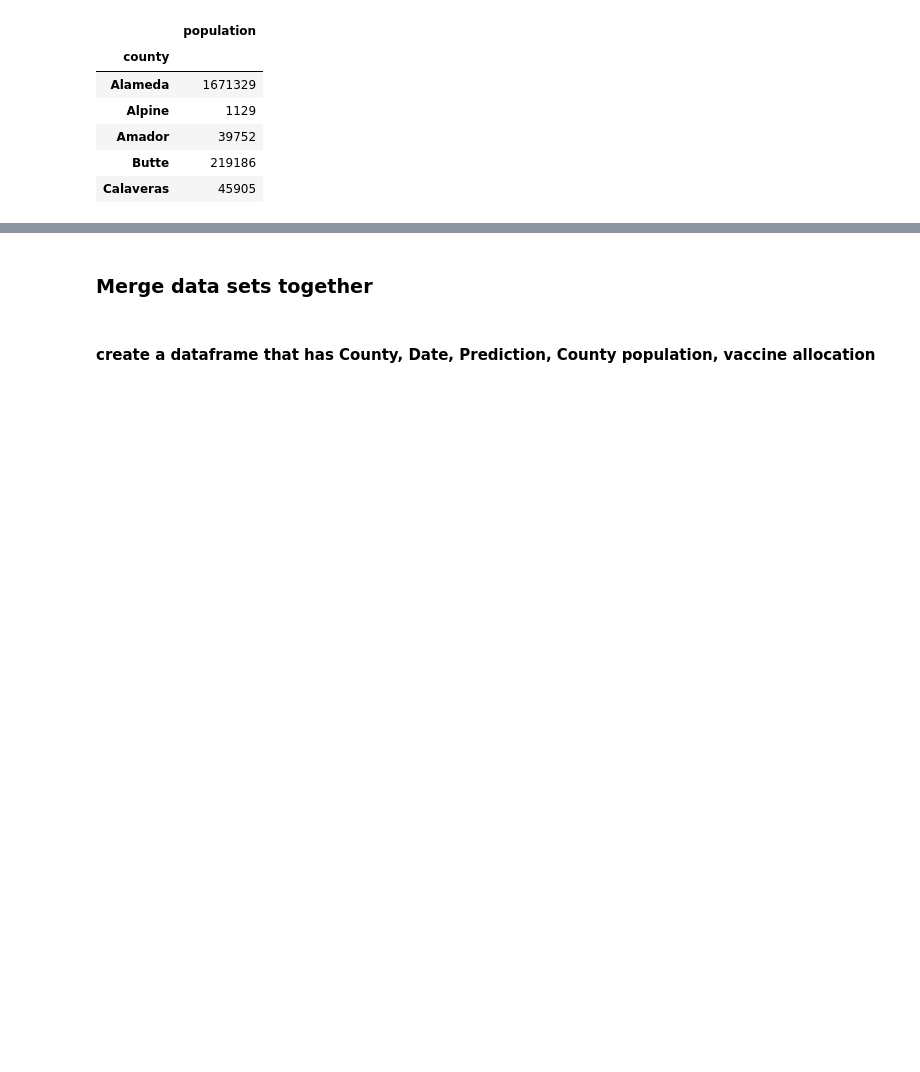
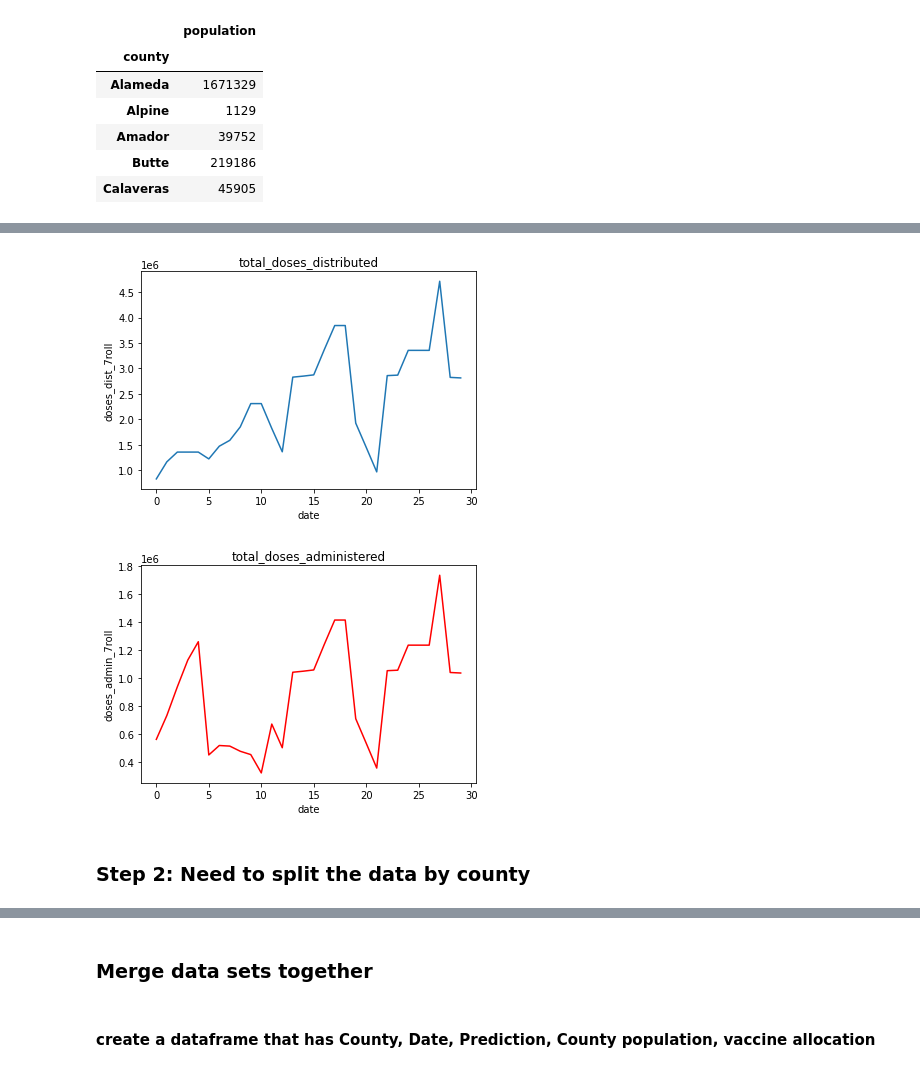
Before and after one commit to lettywu/COVID-19-vaccinations, a Jupyter notebook: rahul/predictions-Rahul-Parab.ipynb, the cells around one changed output, grey strips where cells are left out. Cells and saved outputs as stored; diff of their text form; code cells hidden in the pictures; blank space fills up the shorter version.

```diff
--- a/rahul/predictions-Rahul-Parab.ipynb
+++ b/rahul/predictions-Rahul-Parab.ipynb
@@ -23,6 +31,11 @@ df_vacc_alloc = pd.read_csv('../clean_data/vaccine_population.csv')
 df_vacc_alloc = df_vacc_alloc[df_vacc_alloc['jurisdiction'] == 'California']
 df_vacc_alloc.drop(columns=['2019_population','hhs_region','total_first_allocation' ], inplace = True)
 
+# importing vaccination adminstration  data
+df_vacc_admin = pd.read_csv('../clean_data/scrapped_ca_vaccine_ext_feb.csv')
+df_vacc_admin.drop(columns=['Unnamed: 5', 'Unnamed: 4'], inplace = True)
+
+
 # importing county population data
 df_county_pop = pd.read_csv('../clean_data/cases_with_mask_use.csv')
 
@@ -103,0 +97,4 @@ df_vacc_alloc
+# %%
+# lets look at the data
+df_vacc_admin = df_vacc_admin[df_vacc_admin['state']=='California'][['state' , 'date' ,'total_doses_distributed','total_doses_administered']]
+df_vacc_admin["date"]= pd.to_datetime(df_vacc_admin["date"])
@@ -103,0 +135,30 @@ df_vacc_alloc
+# %%
+# lets create new column that is the cumulative 7 days for doses adminstered and doses distributed
+
+df_vacc_admin['doses_dist_7roll'] = 0
+df_vacc_admin['doses_admin_7roll'] = 0
+for i in range(0,30):
+    df_vacc_admin['doses_dist_7roll'][i]= df_vacc_admin['total_doses_distributed'][i+6]- df_vacc_admin['total_doses_distributed'][i]
+    df_vacc_admin['doses_admin_7roll'][i]= df_vacc_admin['total_doses_administered'][i+6]- df_vacc_admin['total_doses_administered'][i]
+# %%
+# lets remove the dates we dont need i.e any records beyond 2021-02-14
+df_vacc_admin = df_vacc_admin[df_vacc_admin['date'] <= '2021-02-14']
+# %%
+# The adjusted close accounts for stock splits, so that is what we should graph
+plt.plot(df_vacc_admin.index, df_vacc_admin['doses_dist_7roll'])
+plt.title('total_doses_distributed')
+plt.ylabel('doses_dist_7roll');
+plt.xlabel('date');
+plt.show()
+
+# The adjusted close accounts for stock splits, so that is what we should graph
+plt.plot(df_vacc_admin.index, df_vacc_admin['doses_admin_7roll'] , 'r')
+plt.title('total_doses_administered')
+plt.ylabel('doses_admin_7roll');
+plt.xlabel('date');
+plt.show()
+# %% [output]
+[figure, added]
+[figure, added]
+# %% [markdown]
+### Step 2: Need to split the data by county
```
Also changed, not shown: parts of 49 cells of this notebook, 4 other files.
